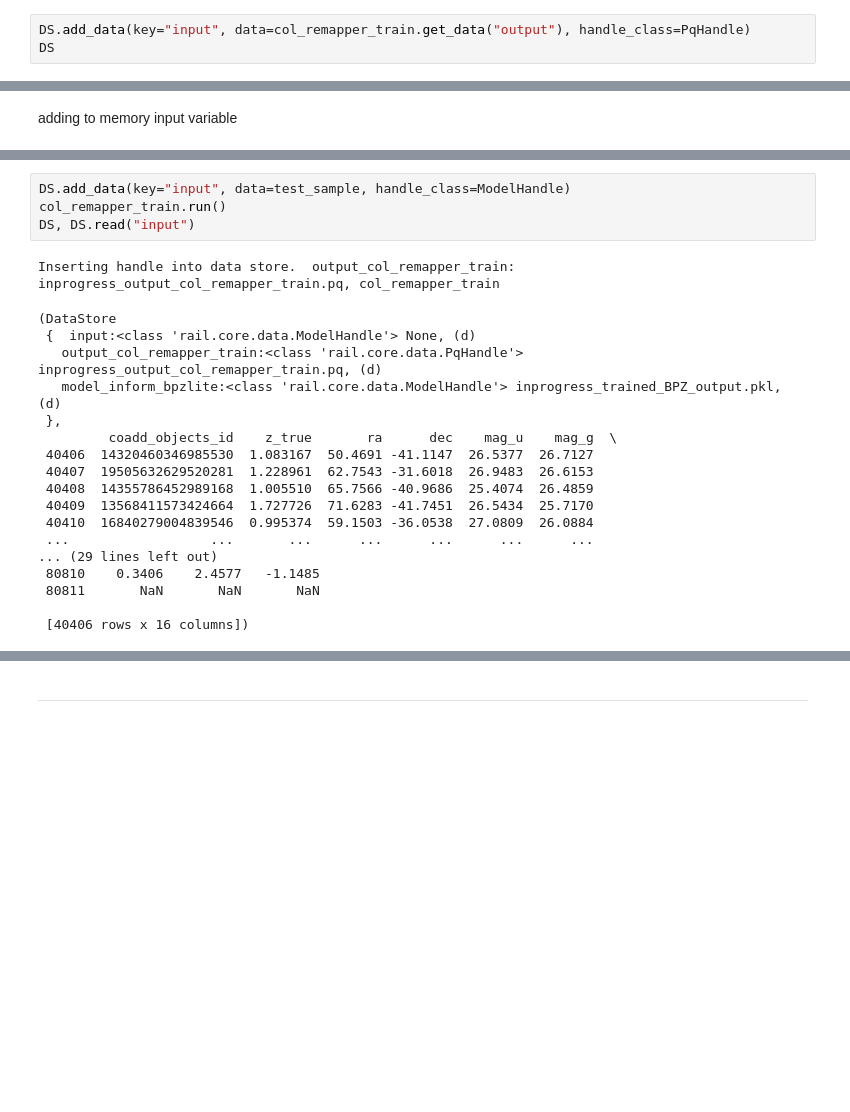
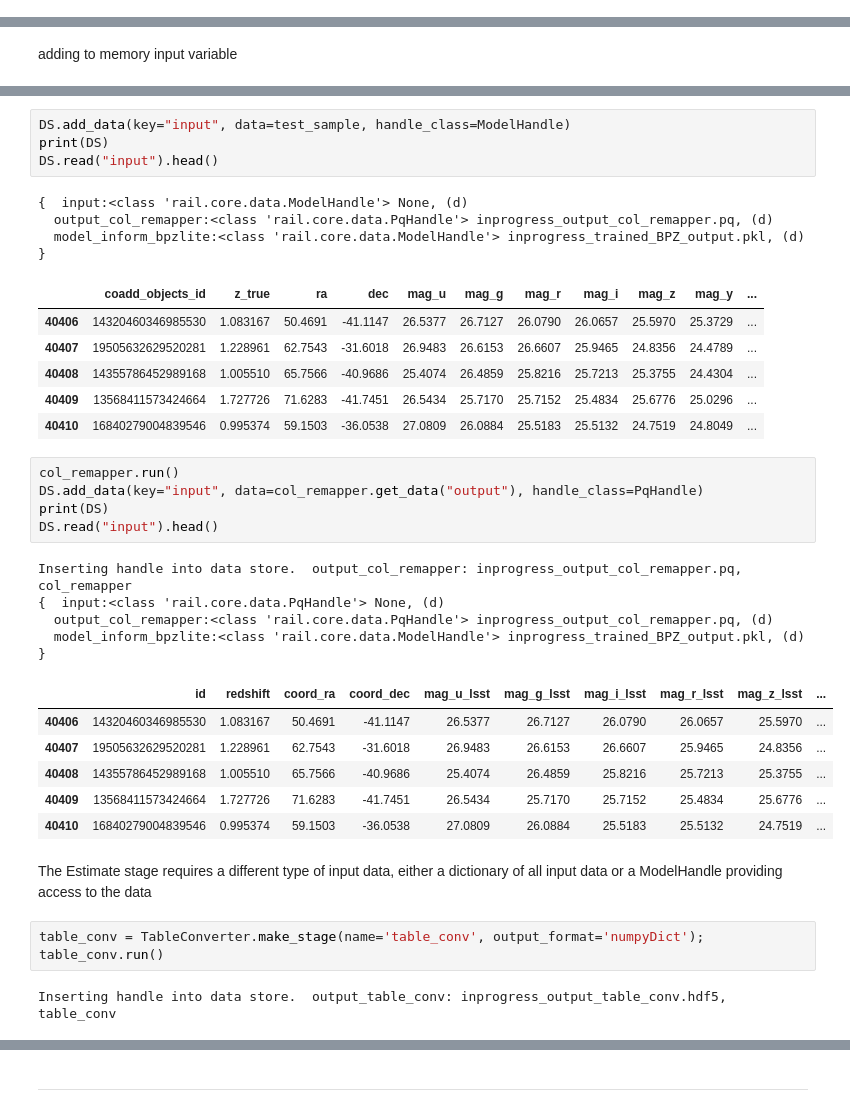
Before and after one commit to linea-it/ic-photoz, a Jupyter notebook: Fase2-RAIL/RAIL-fundamentals.ipynb, the cells around one changed output, grey strips where cells are left out. Drawn from its saved outputs; the diff is of its cells as text; blank space fills up the shorter version.

```diff
--- a/Fase2-RAIL/RAIL-fundamentals.ipynb
+++ b/Fase2-RAIL/RAIL-fundamentals.ipynb
@@ -282,3 +355,0 @@ and the output is a ModelHandler<br>
-# %%
-DS.add_data(key="input", data=col_remapper_train.get_data("output"), handle_class=PqHandle)
-DS
@@ -383,24 +470,40 @@ adding to memory input variable
 # %%
 DS.add_data(key="input", data=test_sample, handle_class=ModelHandle)
-col_remapper_train.run()
-DS, DS.read("input")
+print(DS)
+DS.read("input").head()
 # %% [output]
-Inserting handle into data store.  output_col_remapper_train: inprogress_output_col_remapper_train.pq, col_remapper_train
+{  input:<class 'rail.core.data.ModelHandle'> None, (d)
+  output_col_remapper:<class 'rail.core.data.PqHandle'> inprogress_output_col_remapper.pq, (d)
+  model_inform_bpzlite:<class 'rail.core.data.ModelHandle'> inprogress_trained_BPZ_output.pkl, (d)
+}
-(DataStore
- {  input:<class 'rail.core.data.ModelHandle'> None, (d)
-   output_col_remapper_train:<class 'rail.core.data.PqHandle'> inprogress_output_col_remapper_train.pq, (d)
-   model_inform_bpzlite:<class 'rail.core.data.ModelHandle'> inprogress_trained_BPZ_output.pkl, (d)
- },
-         coadd_objects_id    z_true       ra      dec    mag_u    mag_g  \
- 40406  14320460346985530  1.083167  50.4691 -41.1147  26.5377  26.7127
- 40407  19505632629520281  1.228961  62.7543 -31.6018  26.9483  26.6153
- 40408  14355786452989168  1.005510  65.7566 -40.9686  25.4074  26.4859
- 40409  13568411573424664  1.727726  71.6283 -41.7451  26.5434  25.7170
- 40410  16840279004839546  0.995374  59.1503 -36.0538  27.0809  26.0884
- ...                  ...       ...      ...      ...      ...      ...
-... (29 lines left out)
- 80810    0.3406    2.4577   -1.1485
- 80811       NaN       NaN       NaN
-
- [40406 rows x 16 columns])
+|  | coadd_objects_id | z_true | ra | dec | mag_u | mag_g | mag_r | mag_i | mag_z | mag_y | ... |
+| 40406 | 14320460346985530 | 1.083167 | 50.4691 | -41.1147 | 26.5377 | 26.7127 | 26.0790 | 26.0657 | 25.5970 | 25.3729 | ... |
+| 40407 | 19505632629520281 | 1.228961 | 62.7543 | -31.6018 | 26.9483 | 26.6153 | 26.6607 | 25.9465 | 24.8356 | 24.4789 | ... |
+| 40408 | 14355786452989168 | 1.005510 | 65.7566 | -40.9686 | 25.4074 | 26.4859 | 25.8216 | 25.7213 | 25.3755 | 24.4304 | ... |
+| 40409 | 13568411573424664 | 1.727726 | 71.6283 | -41.7451 | 26.5434 | 25.7170 | 25.7152 | 25.4834 | 25.6776 | 25.0296 | ... |
+| 40410 | 16840279004839546 | 0.995374 | 59.1503 | -36.0538 | 27.0809 | 26.0884 | 25.5183 | 25.5132 | 24.7519 | 24.8049 | ... |
+# %%
+col_remapper.run()
+DS.add_data(key="input", data=col_remapper.get_data("output"), handle_class=PqHandle)
+print(DS)
+DS.read("input").head()
+# %% [output]
+Inserting handle into data store.  output_col_remapper: inprogress_output_col_remapper.pq, col_remapper
+{  input:<class 'rail.core.data.PqHandle'> None, (d)
+  output_col_remapper:<class 'rail.core.data.PqHandle'> inprogress_output_col_remapper.pq, (d)
+  model_inform_bpzlite:<class 'rail.core.data.ModelHandle'> inprogress_trained_BPZ_output.pkl, (d)
+}
+|  | id | redshift | coord_ra | coord_dec | mag_u_lsst | mag_g_lsst | mag_i_lsst | mag_r_lsst | mag_z_lsst | ... |
+| 40406 | 14320460346985530 | 1.083167 | 50.4691 | -41.1147 | 26.5377 | 26.7127 | 26.0790 | 26.0657 | 25.5970 | ... |
+| 40407 | 19505632629520281 | 1.228961 | 62.7543 | -31.6018 | 26.9483 | 26.6153 | 26.6607 | 25.9465 | 24.8356 | ... |
+| 40408 | 14355786452989168 | 1.005510 | 65.7566 | -40.9686 | 25.4074 | 26.4859 | 25.8216 | 25.7213 | 25.3755 | ... |
+| 40409 | 13568411573424664 | 1.727726 | 71.6283 | -41.7451 | 26.5434 | 25.7170 | 25.7152 | 25.4834 | 25.6776 | ... |
+| 40410 | 16840279004839546 | 0.995374 | 59.1503 | -36.0538 | 27.0809 | 26.0884 | 25.5183 | 25.5132 | 24.7519 | ... |
+# %% [markdown]
+The Estimate stage requires a different type of input data, either a dictionary of all input data or a ModelHandle providing access to the data
+# %%
+table_conv = TableConverter.make_stage(name='table_conv', output_format='numpyDict');
+table_conv.run()
+# %% [output]
+Inserting handle into data store.  output_table_conv: inprogress_output_table_conv.hdf5, table_conv
 # %%
```
Also changed, not shown: parts of 61 cells of this notebook.
